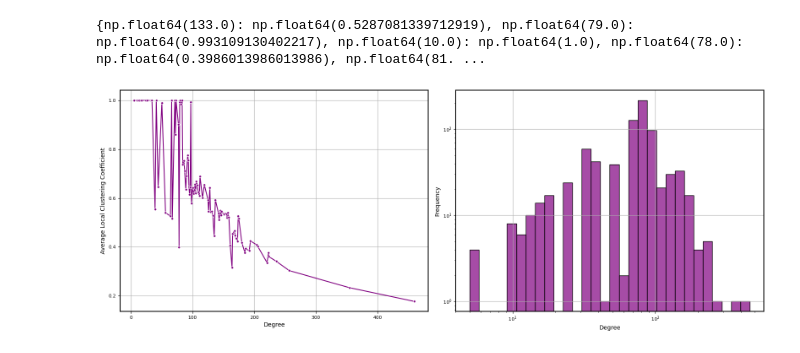
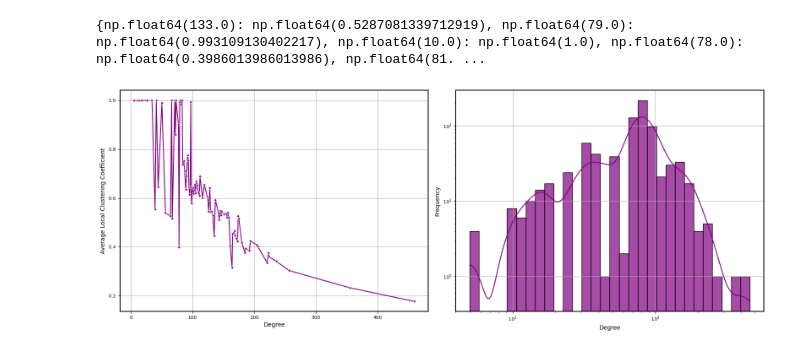
Before and after one commit to micheledinelli/spotify-playlists-network-analysis, a Jupyter notebook: metrics/average-local-clustering-coefficient.ipynb, the cells around one changed output. Saved outputs shown, nothing was run; the diff lists cells and outputs as text; code cells hidden in the pictures.

```diff
--- a/metrics/average-local-clustering-coefficient.ipynb
+++ b/metrics/average-local-clustering-coefficient.ipynb
@@ -61,23 +61,23 @@ degrees, average_lcc_values = zip(*sorted_average_lcc)
 # %%
 # Plot the average LCC values against the degree values
 fig, axis = plt.subplots(1, 2, figsize=(16,6))
 axis[0].grid(True)
 axis[0].set_xlabel('Degree')
 axis[0].set_ylabel('Average Local Clustering Coefficient')
 sns.lineplot(x=degrees, y=average_lcc_values, marker='o', linestyle='-', color='purple', markersize=4, ax=axis[0])
 plt.xscale('log')
 plt.yscale('log')
 plt.grid(True)
 
 # Plot the degree distribution
 degree_values = [degree for degree, _ in degree_lcc_pairs]
-sns.histplot(degree_values, bins=30, color='purple', alpha=0.7, ec='black', ax=axis[1])
+sns.histplot(degree_values, bins=30, color='purple', alpha=0.7, ec='black', ax=axis[1], kde=True)
 plt.xlabel('Degree')
 plt.ylabel('Frequency')
 plt.xscale('log')
 plt.yscale('log')
 plt.savefig('../plots/average_lcc_vs_degree.png', transparent=True)
 plt.tight_layout()
 plt.show()
 # %% [output]
-[figure, old version]
+[figure, new version]
```
Also changed, not shown: 1 other file.
